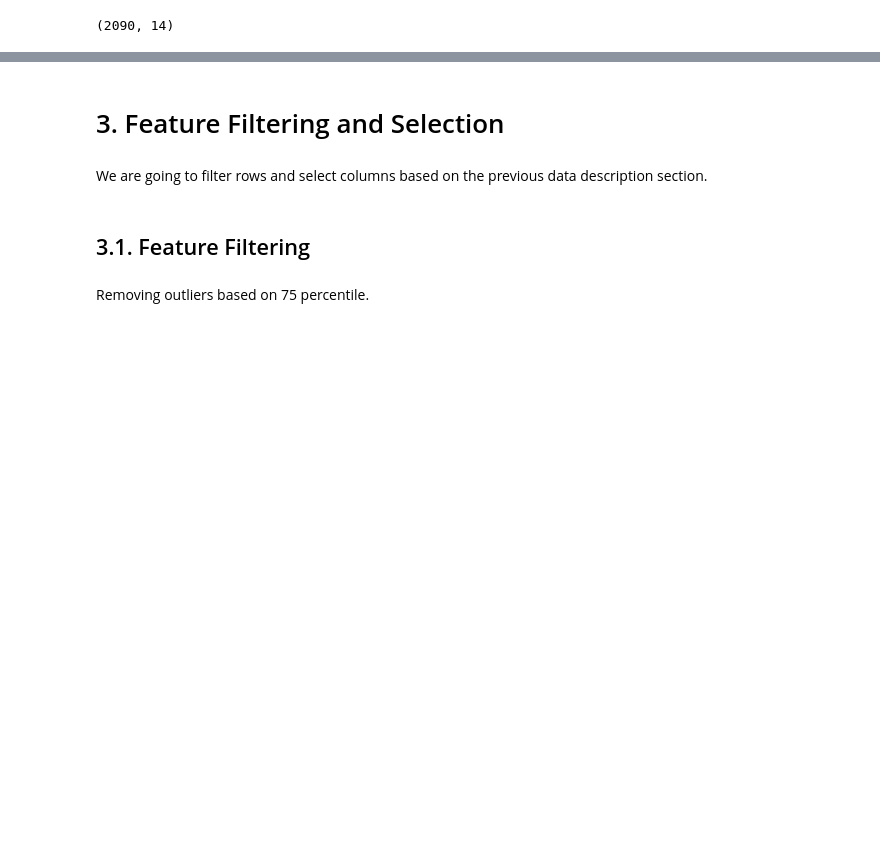
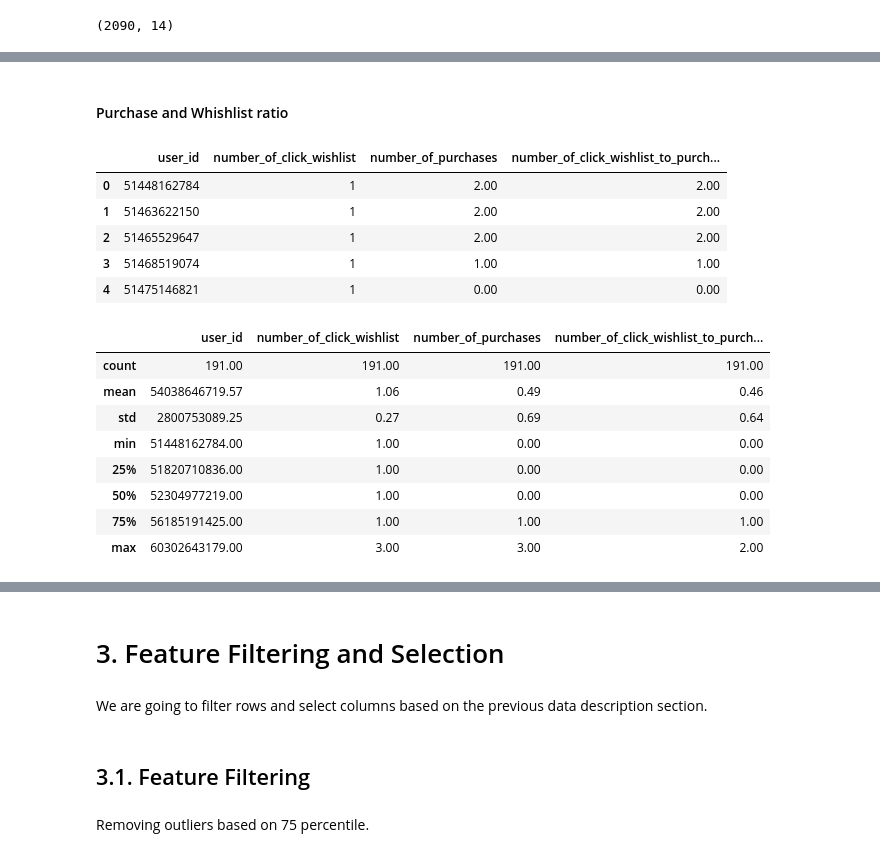
Before and after one commit to lucasquemelli/customer_propensity_purchase, a Jupyter notebook: customer_propensity_purchase.ipynb, the cells around one changed output, grey strips where cells are left out. Saved outputs shown, nothing was run; the diff lists cells and outputs as text; code cells hidden in the pictures; blank space fills up the shorter version.

```diff
--- a/customer_propensity_purchase.ipynb
+++ b/customer_propensity_purchase.ipynb
@@ -602,0 +771,2 @@ df2.shape
+# %% [markdown]
+#### Purchase and Whishlist ratio
@@ -602,0 +775,23 @@ df2.shape
+# %%
+# Click wishlist to purchase ratio
+temp_click_wishlist_purch_ratio_user = purchase_ratios(action_col='click_wishlist_page',
+                                             id_col='user_id', col_name='number_of_click_wishlist')
+
+display(temp_click_wishlist_purch_ratio_user.head())
+temp_click_wishlist_purch_ratio_user.describe()
+# %% [output]
+|  | user_id | number_of_click_wishlist | number_of_purchases | number_of_click_wishlist_to_purch... |
+| 0 | 51448162784 | 1 | 2.00 | 2.00 |
+| 1 | 51463622150 | 1 | 2.00 | 2.00 |
+| 2 | 51465529647 | 1 | 2.00 | 2.00 |
+| 3 | 51468519074 | 1 | 1.00 | 1.00 |
+| 4 | 51475146821 | 1 | 0.00 | 0.00 |
+|  | user_id | number_of_click_wishlist | number_of_purchases | number_of_click_wishlist_to_purch... |
+| count | 191.00 | 191.00 | 191.00 | 191.00 |
+| mean | 54038646719.57 | 1.06 | 0.49 | 0.46 |
+| std | 2800753089.25 | 0.27 | 0.69 | 0.64 |
+| min | 51448162784.00 | 1.00 | 0.00 | 0.00 |
+| 25% | 51820710836.00 | 1.00 | 0.00 | 0.00 |
+| 50% | 52304977219.00 | 1.00 | 0.00 | 0.00 |
+| 75% | 56185191425.00 | 1.00 | 1.00 | 1.00 |
+| max | 60302643179.00 | 3.00 | 3.00 | 2.00 |
```
Also changed, not shown: parts of 37 cells of this notebook.
